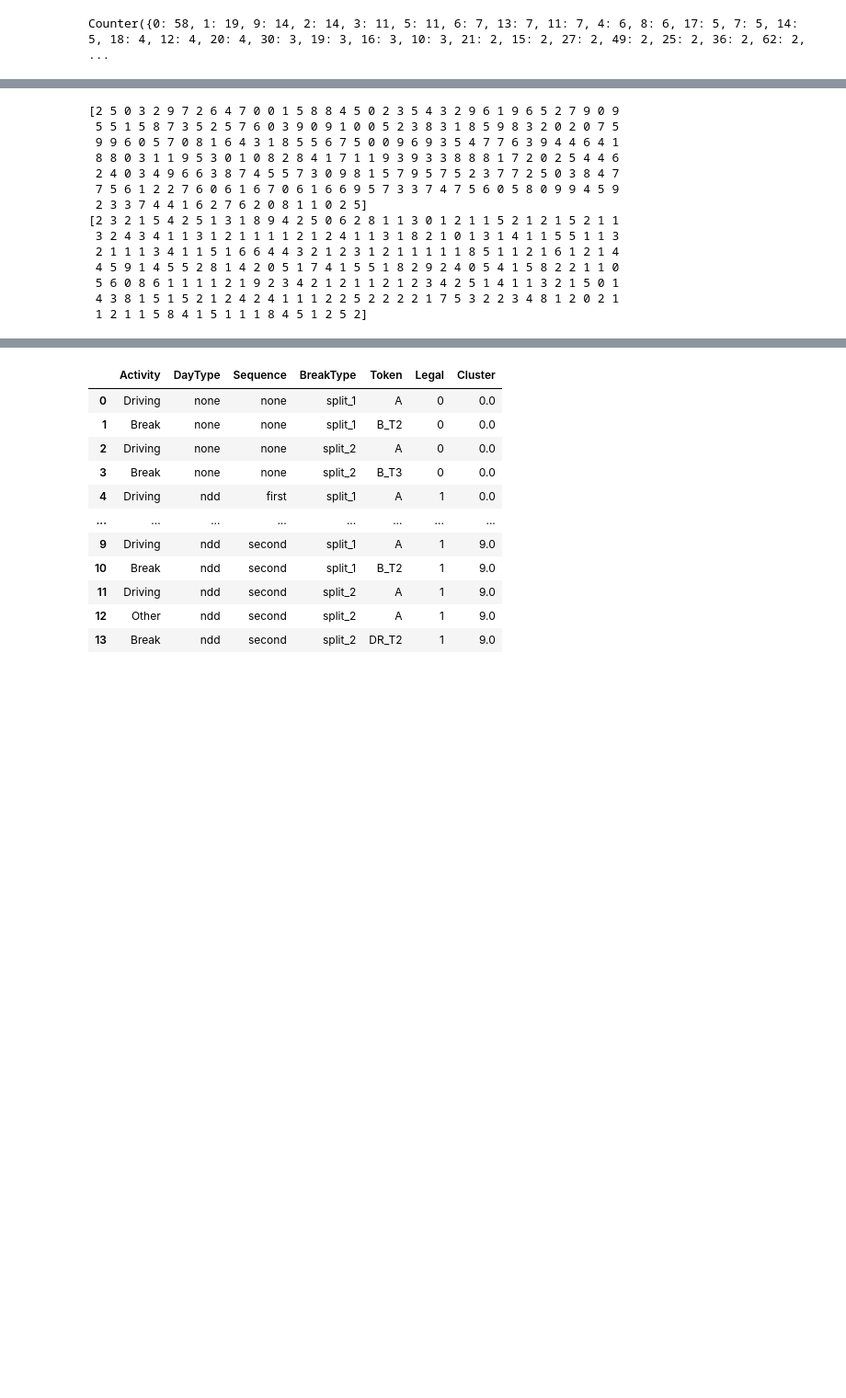
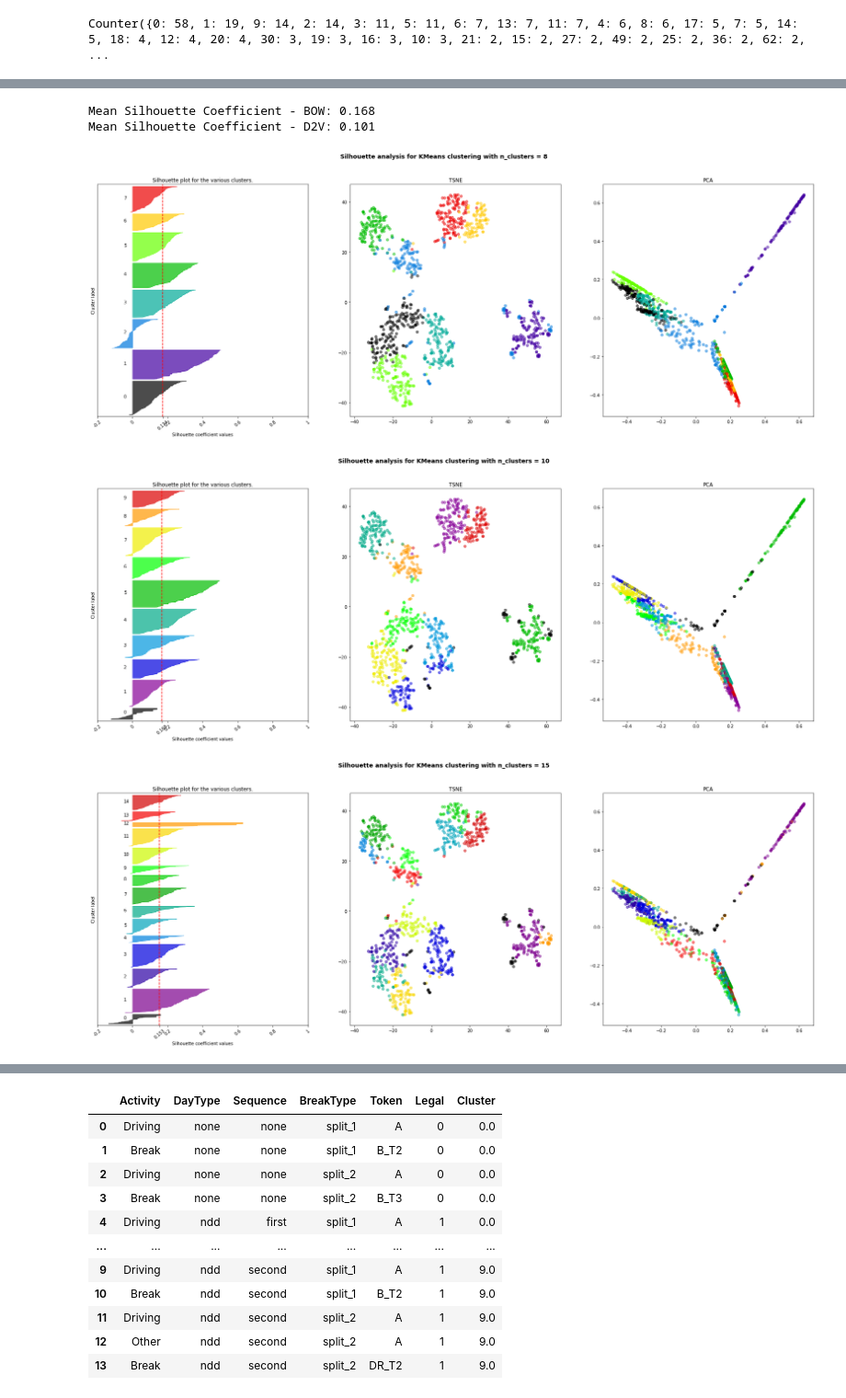
Before and after one commit to UGR-IntelligentSystemsGroup/Driver-Assistance-System, a Jupyter notebook: clustering/IMLAP_Clustering.ipynb, the cells around one changed output, grey strips where cells are left out. Shown at 92% size. Saved outputs shown, nothing was run; the diff lists cells and outputs as text; code cells hidden in the pictures; blank space fills up the shorter version.

```diff
--- a/clustering/IMLAP_Clustering.ipynb
+++ b/clustering/IMLAP_Clustering.ipynb
@@ -296,7 +288,7 @@ plt.show()
 # %%
 #########################################################################
 # Train data
-# KMeans clustering
+# KMeans clustering (Euclidean distance)
 #########################################################################
 
 n_clusters = 10
@@ -304,26 +296,14 @@ n_clusters = 10
 # Apply KMeans clustering
 kmeans = KMeans(n_clusters=n_clusters, random_state=12345)
 
-clusters_bow = kmeans.fit_predict(corpus_tfidf_dense.T)  # Transposed!
+clusters_bow = kmeans.fit_predict(corpus_tfidf_dense)
 centroid_bow = kmeans.cluster_centers_
 
 clusters_d2v = kmeans.fit_predict(embeddings_d2v)
 centroid_d2v = kmeans.cluster_centers_
-
-print(clusters_bow)
-print(clusters_d2v)
-# %% [output]
-[2 5 0 3 2 9 7 2 6 4 7 0 0 1 5 8 8 4 5 0 2 3 5 4 3 2 9 6 1 9 6 5 2 7 9 0 9
- 5 5 1 5 8 7 3 5 2 5 7 6 0 3 9 0 9 1 0 0 5 2 3 8 3 1 8 5 9 8 3 2 0 2 0 7 5
- 9 9 6 0 5 7 0 8 1 6 4 3 1 8 5 5 6 7 5 0 0 9 6 9 3 5 4 7 7 6 3 9 4 4 6 4 1
- 8 8 0 3 1 1 9 5 3 0 1 0 8 2 8 4 1 7 1 1 9 3 9 3 3 8 8 8 1 7 2 0 2 5 4 4 6
- 2 4 0 3 4 9 6 6 3 8 7 4 5 5 7 3 0 9 8 1 5 7 9 5 7 5 2 3 7 7 2 5 0 3 8 4 7
- 7 5 6 1 2 2 7 6 0 6 1 6 7 0 6 1 6 6 9 5 7 3 3 7 4 7 5 6 0 5 8 0 9 9 4 5 9
- 2 3 3 7 4 4 1 6 2 7 6 2 0 8 1 1 0 2 5]
-[2 3 2 1 5 4 2 5 1 3 1 8 9 4 2 5 0 6 2 8 1 1 3 0 1 2 1 1 5 2 1 2 1 5 2 1 1
- 3 2 4 3 4 1 1 3 1 2 1 1 1 1 2 1 2 4 1 1 3 1 8 2 1 0 1 3 1 4 1 1 5 5 1 1 3
- 2 1 1 1 3 4 1 1 5 1 6 6 4 4 3 2 1 2 3 1 2 1 1 1 1 1 8 5 1 1 2 1 6 1 2 1 4
- 4 5 9 1 4 5 5 2 8 1 4 2 0 5 1 7 4 1 5 5 1 8 2 9 2 4 0 5 4 1 5 8 2 2 1 1 0
- 5 6 0 8 6 1 1 1 1 2 1 9 2 3 4 2 1 2 1 1 2 1 2 3 4 2 5 1 4 1 1 3 2 1 5 0 1
- 4 3 8 1 5 1 5 2 1 2 4 2 4 1 1 1 2 2 5 2 2 2 2 1 7 5 3 2 2 3 4 8 1 2 0 2 1
- 1 2 1 1 5 8 4 1 5 1 1 1 8 4 5 1 2 5 2]
+# %%
+print("Mean Silhouette Coefficient - BOW: %0.3f" % silhouette_score(corpus_tfidf_dense, clusters_bow))
+print("Mean Silhouette Coefficient - D2V: %0.3f" % silhouette_score(embeddings_d2v, clusters_d2v))
+# %% [output]
+Mean Silhouette Coefficient - BOW: 0.168
+Mean Silhouette Coefficient - D2V: 0.101
@@ -329,0 +375,34 @@ print(clusters_d2v)
+# %%
+def silhouette_analysis(X, range_n_clusters):
+
+  for n_clusters in range_n_clusters:
+      # Create a subplot with 1 row and 2 columns
+      fig, (ax1, ax2, ax3) = plt.subplots(1, 3)
+      fig.set_size_inches(30, 10)
+
+      # Initialize the clusterer with n_clusters value and a random generator
+      clusterer = KMeans(n_clusters=n_clusters, random_state=12345)
+      cluster_labels = clusterer.fit_predict(X)
+
+      colors = cm.nipy_spectral(cluster_labels.astype(float) / n_clusters)
+
+      plot_silhouette(X, n_clusters, cluster_labels, ax1)
+      plot_tsne(X, clusters=colors, ax=ax2)
+      plot_pca(X, clusters=colors, ax=ax3)
+
+      plt.suptitle(
+          "Silhouette analysis for KMeans clustering with n_clusters = %d"
+          % n_clusters,
+          fontsize=14,
+          fontweight="bold",
+      )
+
+
+  plt.show()
+# %%
+range_n_clusters = [8, 10, 15, 20]
+silhouette_analysis(corpus_tfidf_dense, range_n_clusters)
+# %% [output]
+[figure, added]
+[figure, added]
+[figure, added]
```
Also changed, not shown: parts of 19 cells of this notebook.
